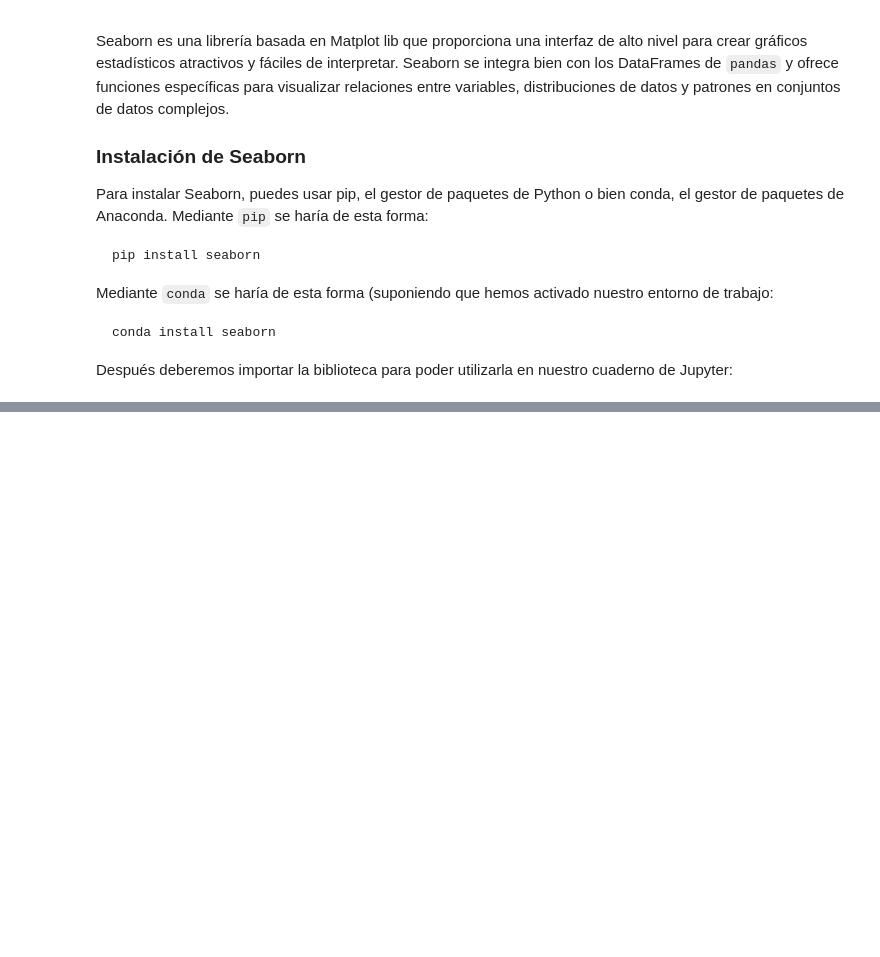
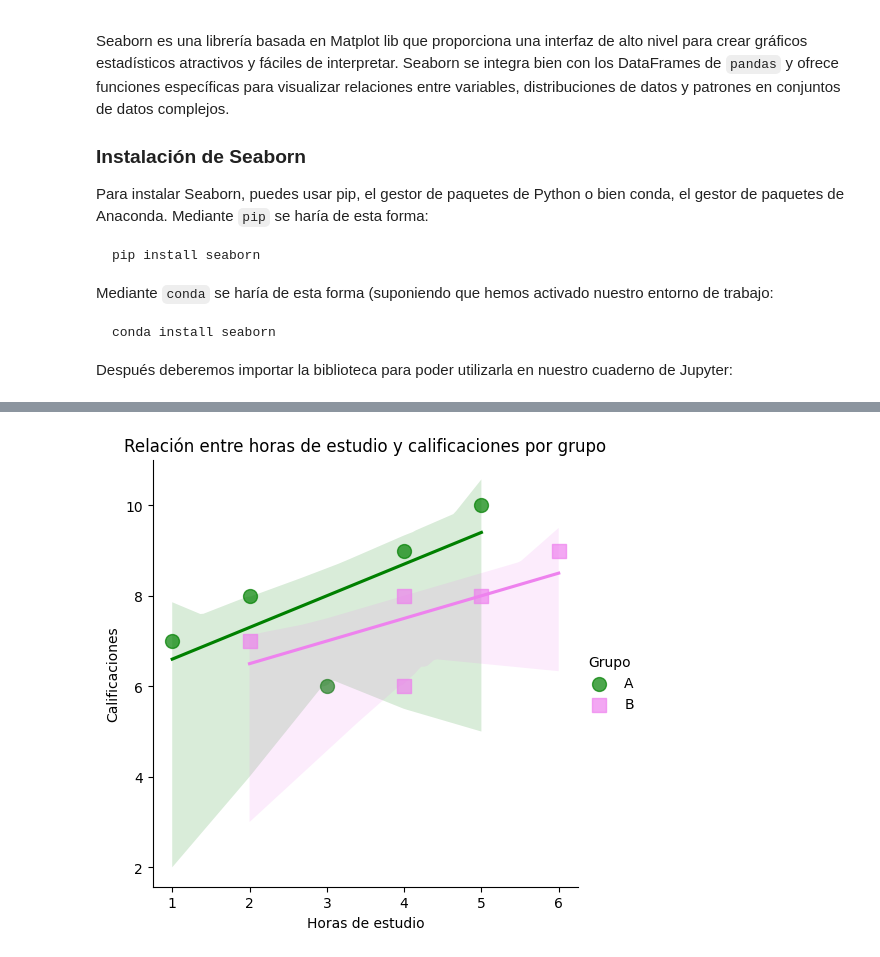
Before and after one commit to jorgesancheznet/apuntes-ADPy, a Jupyter notebook: jupyter/U05/Visualizacion.ipynb, the cells around one changed output, grey strips where cells are left out. Saved outputs shown, nothing was run; the diff lists cells and outputs as text; code cells hidden in the pictures; blank space fills up the shorter version.

```diff
--- a/jupyter/U05/Visualizacion.ipynb
+++ b/jupyter/U05/Visualizacion.ipynb
@@ -414,0 +496,13 @@ import seaborn as sns
+# %%
+df = pd.DataFrame({
+    "Horas de estudio": [1, 2, 3, 4, 5, 6, 5, 4, 4, 2],
+    "Calificaciones": [7, 8, 6, 9, 10, 9, 8, 8, 6, 7],
+    "Grupo": ['A', 'A', 'A', 'A', 'A', 'B', 'B', 'B', 'B', 'B']
+})
+sns.lmplot(x='Horas de estudio', y='Calificaciones', data=df, hue='Grupo',  scatter_kws={'s': 100, 'alpha': 0.7}, markers=['o', 's'], palette=['green', 'violet'])
+plt.title('Relación entre horas de estudio y calificaciones por grupo')
+plt.xlabel('Horas de estudio')
+plt.ylabel('Calificaciones')
+plt.show()
+# %% [output]
+[figure, added]
```
Also changed, not shown: parts of 29 cells of this notebook, 5 other files.
